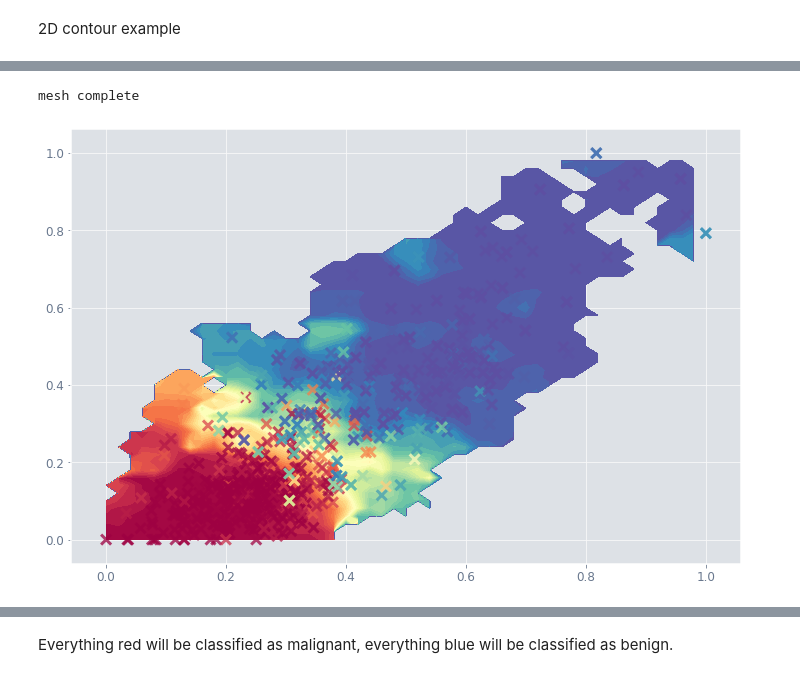
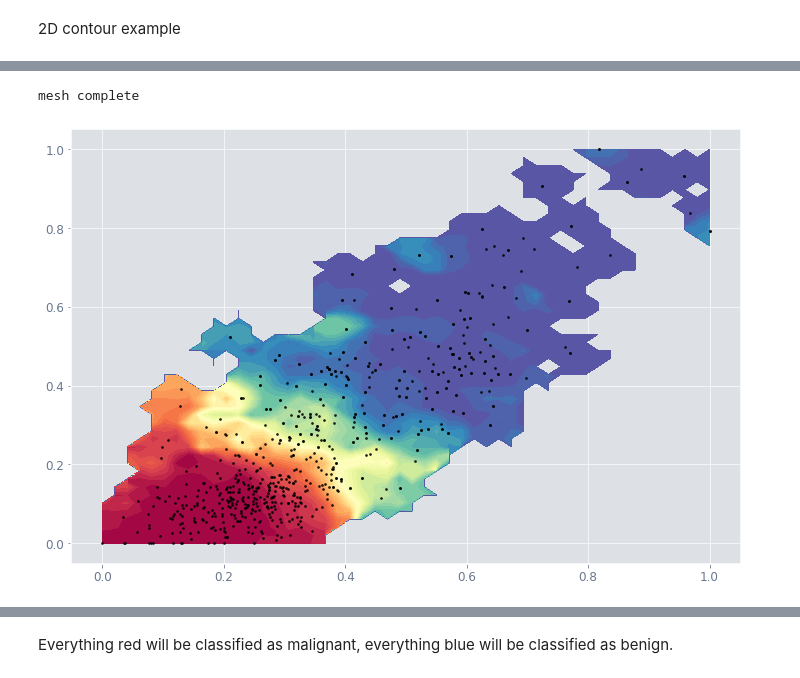
Before and after one commit to Ekrekr/ldr, a Jupyter notebook: interpolation_example.ipynb, the cells around one changed output, grey strips where cells are left out. Drawn from its saved outputs; the diff is of its cells as text; code cells hidden in the pictures.

```diff
--- a/interpolation_example.ipynb
+++ b/interpolation_example.ipynb
@@ -146,45 +134,46 @@ ldr.D.head()
 5 rows × 31 columns
 # %%
+colors = plt.get_cmap("Spectral")
+
 # Create an entry matrix first.
 col1, col2, colp = "mean radius", "mean concave points", "prediction"
-res_sub = np.linspace(0.0, 1.0, ldr.n_bins)
+res_sub = np.linspace(0.0, 1.0, ldr.n_bins - 1)
 Zm = [[[] for i in res_sub] for j in res_sub]
 
 # Find midpoints of each bin.
 mid_points = np.array([i.mid for i in ldr.D_bins.index])
 
 # Finds nearest point of a value in an array.
 def find_nearest(array, value):
     array = np.asarray(array)
     idx = (np.abs(array - value)).argmin()
     return array[idx]
 
 # Go through each prediction based on KDE and put into nearest bin.
 for d, d_val in ldr.D.iterrows():
     col1_ind = int(find_nearest(mid_points, d_val[col1]) * (ldr.n_bins - 1) - 0.5)
     col2_ind = int(find_nearest(mid_points, d_val[col2]) * (ldr.n_bins - 1) - 0.5)
     Zm[col1_ind][col2_ind].append(d_val["prediction"])
 
 # Take the mean of value, move down to mid at 0, make outliers 100 so not drawn.
 Zm = [[np.mean(Zm[i][j]) - 0.5 if len(Zm[i][j]) > 0 else 100
-       for i in range(ldr.n_bins)] for j in range(ldr.n_bins)]
-
-colors = plt.get_cmap("Spectral")
+       for i in range(ldr.n_bins - 1)] for j in range(ldr.n_bins - 1)]
 
 Xm, Ym = np.meshgrid(res_sub, res_sub)
 print("mesh complete")
 plt.contourf(Xm, Ym, Zm, levels=np.linspace(-0.5, 0.5, 41), cmap="Spectral")
 plt.scatter(ldr.scaled_w[col1],
             ldr.scaled_w[col2],
-                   c=colors(ldr.scaled_w_preds),
-#                    c="#ff0000",
-                   marker="x",
+#                    c=colors(ldr.scaled_w_preds),
+                   c="#000000",
+                   marker="o",
+                   s=3,
                    alpha=0.75,
                    zorder=1)
 plt.show()
 # %% [output]
 mesh complete
-[figure, old version]
+[figure, new version]
 # %%
 ldr.density_scatter("worst area")
 # %% [output]
```
Also changed, not shown: parts of 32 cells of this notebook, 3 other files.
